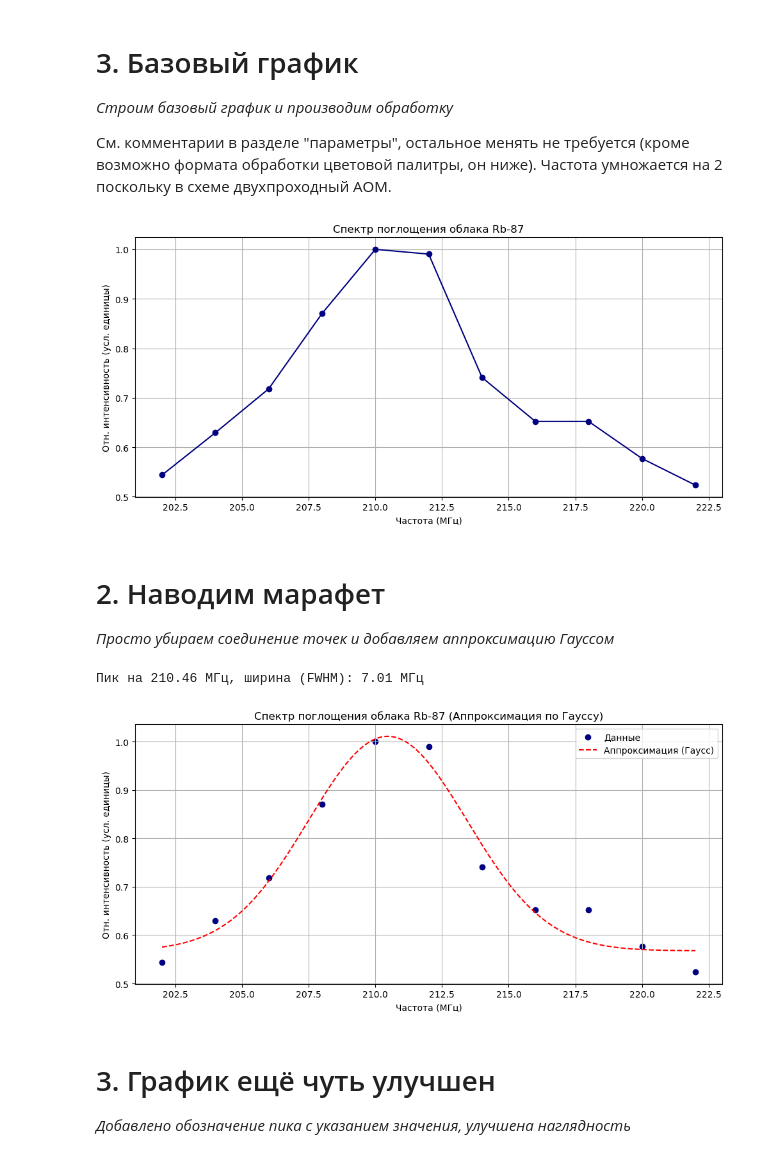
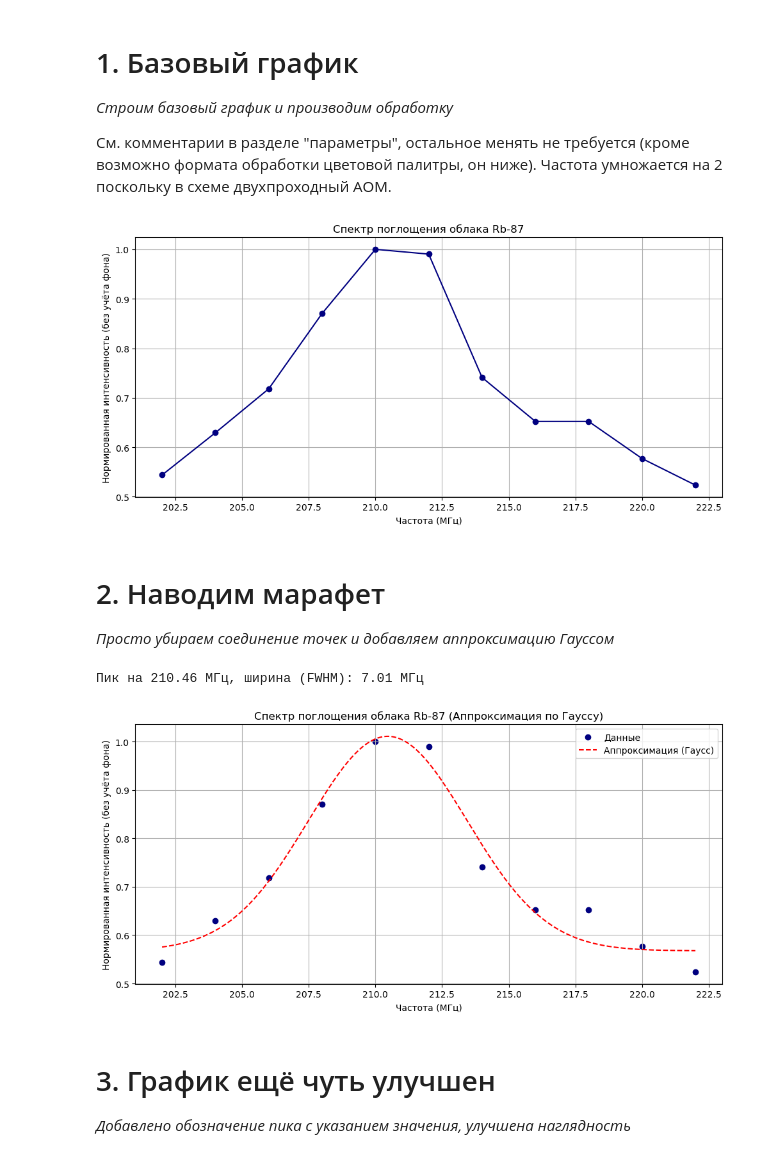
Before and after one commit to alexlegoshin/LOASFM_Rubidium87_Spectroscopy_Plotter, a Jupyter notebook: Rubidium87_Spectroscopy_Plotter.ipynb, the cells around one changed output. Drawn from its saved outputs; the diff is of its cells as text; code cells hidden in the pictures.

```diff
--- a/Rubidium87_Spectroscopy_Plotter.ipynb
+++ b/Rubidium87_Spectroscopy_Plotter.ipynb
@@ -1,5 +1,5 @@
 # %% [markdown]
-# 3. Базовый график
+# 1. Базовый график
 _Строим базовый график и производим обработку_
 
 См. комментарии в разделе "параметры", остальное менять не требуется (кроме возможно формата обработки цветовой палитры, он ниже). Частота умножается на 2 поскольку в схеме двухпроходный АОМ.
@@ -11,35 +11,35 @@ from PIL import Image
 
 # Параметры
 folder = "./Rubi87Spec/"  # путь к папке с .png-файлами, если лежат в текущей — оставить так
 # frequencies = list(range(101*2, 112*2))  # 101–111 МГц * 2 т. к. АОМ двухпроходный
 frequencies_raw = np.arange(101, 112)
 frequencies = 2 * frequencies_raw  # [202, 204, ..., 222]
 
 intensities = []
 
 for f in frequencies_raw:
     filename = os.path.join(folder, f"{f}.png")
     img = Image.open(filename).convert("L") # ч/б
     cropped = img.crop(crop_box)
     arr = np.array(cropped, dtype=np.float32)
     intensities.append(arr.mean())
     crop_box = (737, 562, 781, 610)  # (left, upper, right, lower)
 
 # Нормировка (опционально, в долях от максимума)
 intensities = np.array(intensities)
 norm_intensities = intensities / np.max(intensities)
 
 # Построение графика
 plt.figure(figsize=(10, 5))
 plt.plot(frequencies, norm_intensities, 'o-', color='navy')
 plt.xlabel("Частота (МГц)")
-plt.ylabel("Отн. интенсивность (усл. единицы)")
+plt.ylabel("Нормированная интенсивность (без учёта фона)")
 plt.title("Спектр поглощения облака Rb-87")
 plt.grid(True)
 plt.tight_layout()
 plt.show()
 # %% [output]
-[figure, old version]
+[figure, new version]
 # %% [markdown]
 # 2. Наводим марафет
 _Просто убираем соединение точек и добавляем аппроксимацию Гауссом_
@@ -72,7 +72,7 @@ x_fit = np.linspace(min(frequencies), max(frequencies), 300)
 plt.plot(x_fit, gauss(x_fit, *popt), 'r--', label="Аппроксимация (Гаусс)")
 
 plt.xlabel("Частота (МГц)")
-plt.ylabel("Отн. интенсивность (усл. единицы)")
+plt.ylabel("Нормированная интенсивность (без учёта фона)")
 plt.title("Спектр поглощения облака Rb-87 (Аппроксимация по Гауссу)")
 plt.grid(True)
 plt.legend()
@@ -80,7 +80,7 @@ plt.tight_layout()
 plt.show()
 # %% [output]
 Пик на 210.46 МГц, ширина (FWHM): 7.01 МГц
-[figure, old version]
+[figure, new version]
 # %% [markdown]
 # 3. График ещё чуть улучшен
 _Добавлено обозначение пика с указанием значения, улучшена наглядность_
```
Also changed, not shown: parts of 10 cells of this notebook.
